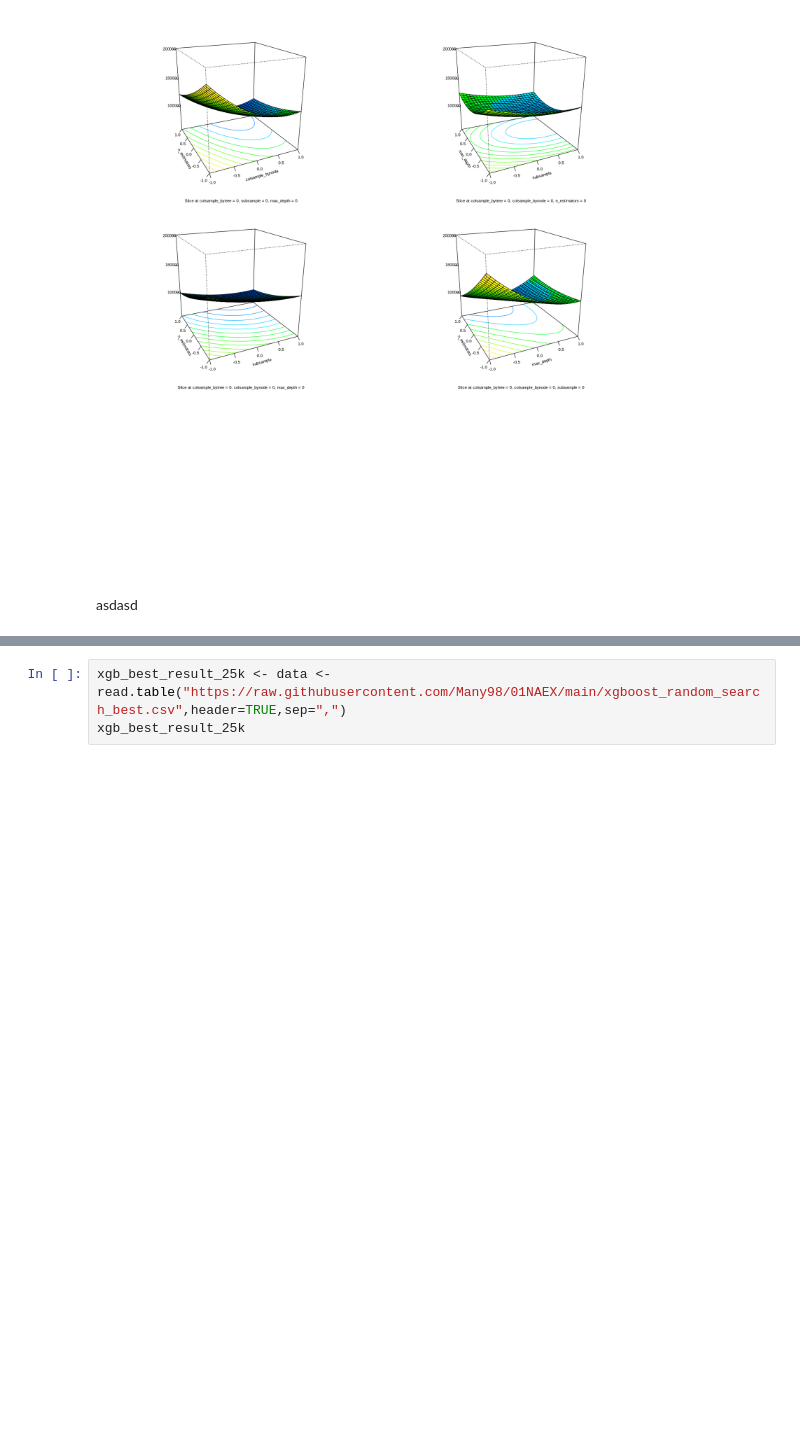
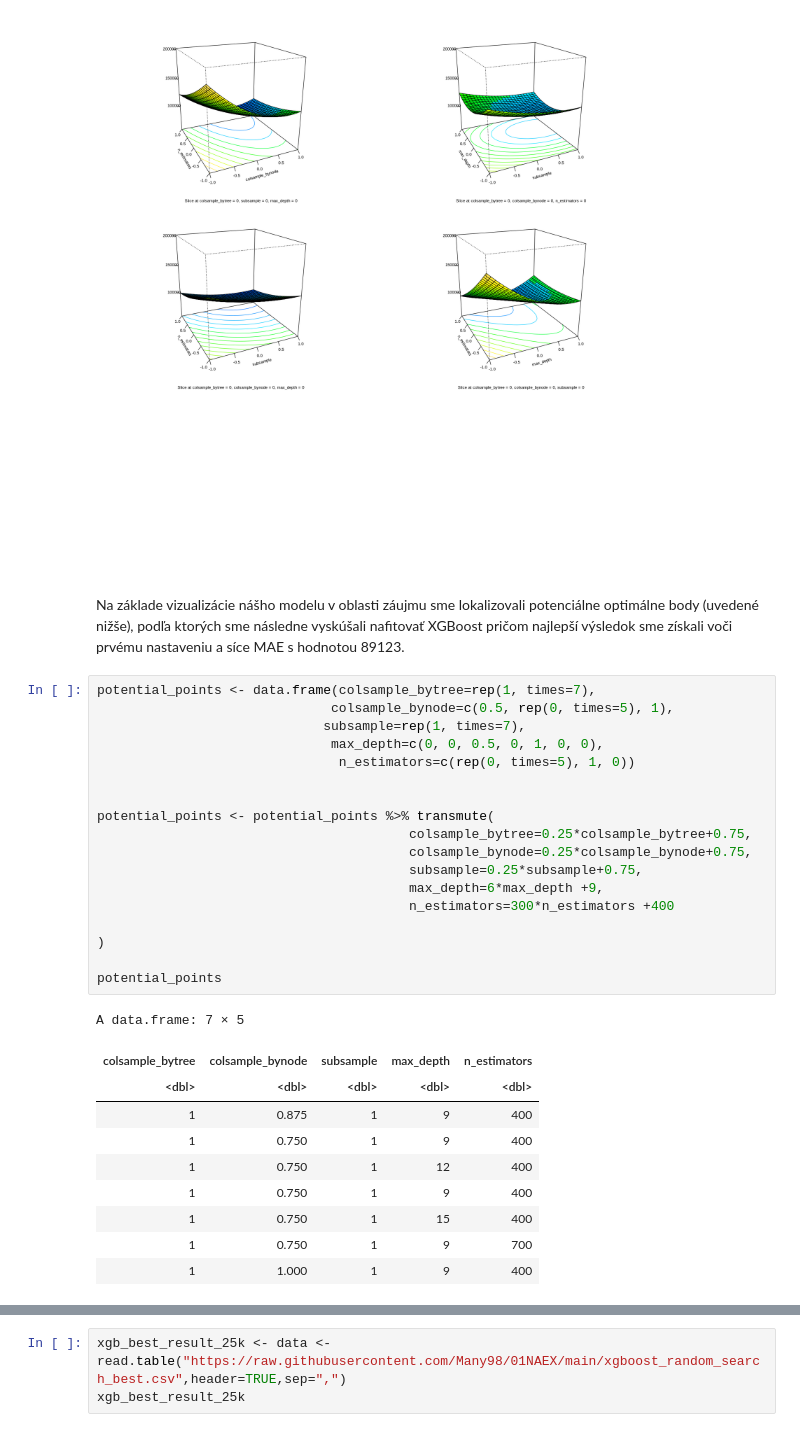
Before and after one commit to Many98/01NAEX, a Jupyter notebook: Protokol_EF.ipynb, the cells around one changed output, grey strips where cells are left out. Saved outputs shown, nothing was run; the diff lists cells and outputs as text; blank space fills up the shorter version.

```diff
--- a/Protokol_EF.ipynb
+++ b/Protokol_EF.ipynb
@@ -777,6 +788,35 @@ persp(
 # %% [output]
 [figure]
 [figure]
-# %% [markdown]
-asdasd
+# %% [markdown]
+Na základe vizualizácie nášho modelu v oblasti záujmu sme lokalizovali potenciálne optimálne body (uvedené nižše), podľa ktorých sme následne vyskúšali nafitovať XGBoost pričom najlepší výsledok sme získali voči prvému nastaveniu a síce MAE s hodnotou 89123.
+# %%
+potential_points <- data.frame(colsample_bytree=rep(1, times=7),
+                              colsample_bynode=c(0.5, rep(0, times=5), 1),
+                             subsample=rep(1, times=7),
+                              max_depth=c(0, 0, 0.5, 0, 1, 0, 0),
+                               n_estimators=c(rep(0, times=5), 1, 0))
+
+
+potential_points <- potential_points %>% transmute(
+                                        colsample_bytree=0.25*colsample_bytree+0.75,
+                                        colsample_bynode=0.25*colsample_bynode+0.75,
+                                        subsample=0.25*subsample+0.75,
+                                        max_depth=6*max_depth +9,
+                                        n_estimators=300*n_estimators +400
+
+)
+
+potential_points
+# %% [output]
+A data.frame: 7 × 5
+| colsample_bytree | colsample_bynode | subsample | max_depth | n_estimators |
+| <dbl> | <dbl> | <dbl> | <dbl> | <dbl> |
+| 1 | 0.875 | 1 | 9 | 400 |
+| 1 | 0.750 | 1 | 9 | 400 |
+| 1 | 0.750 | 1 | 12 | 400 |
+| 1 | 0.750 | 1 | 9 | 400 |
+| 1 | 0.750 | 1 | 15 | 400 |
+| 1 | 0.750 | 1 | 9 | 700 |
+| 1 | 1.000 | 1 | 9 | 400 |
 # %%
```
Also changed, not shown: parts of 16 cells of this notebook.
